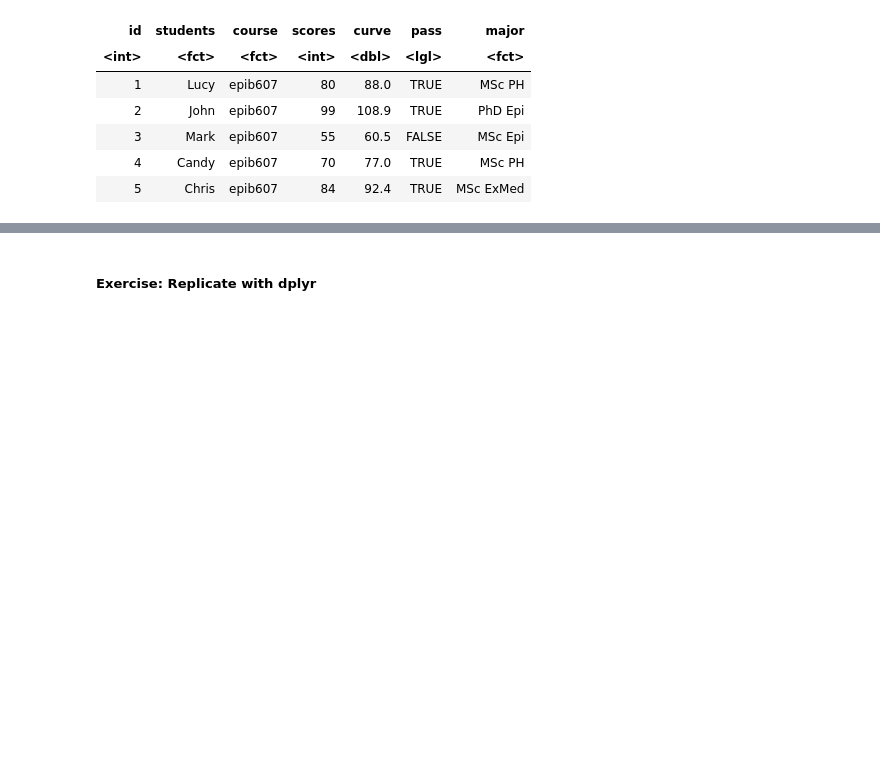
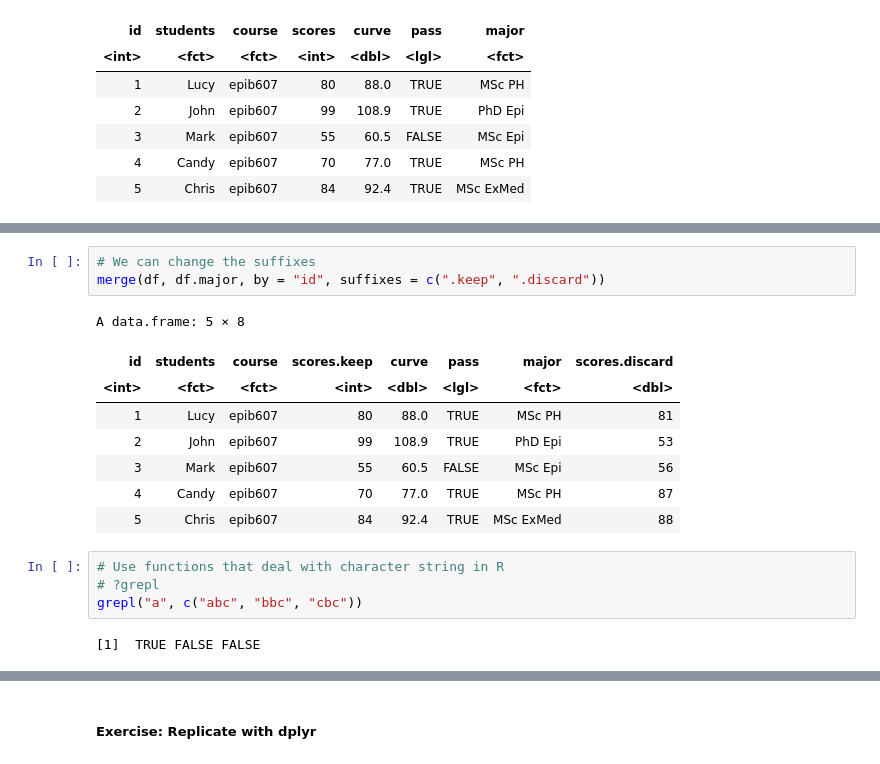
Before and after one commit to ly129/EPIB613_2020, a Jupyter notebook: Lecture4.ipynb, the cells around one changed output, grey strips where cells are left out. Cells and saved outputs as stored; diff of their text form; blank space fills up the shorter version.

```diff
--- a/Lecture4.ipynb
+++ b/Lecture4.ipynb
@@ -468,0 +596,18 @@ A data.frame: 5 × 7
+# %%
+# We can change the suffixes
+merge(df, df.major, by = "id", suffixes = c(".keep", ".discard"))
+# %% [output]
+A data.frame: 5 × 8
+| id | students | course | scores.keep | curve | pass | major | scores.discard |
+| <int> | <fct> | <fct> | <int> | <dbl> | <lgl> | <fct> | <dbl> |
+| 1 | Lucy | epib607 | 80 | 88.0 | TRUE | MSc PH | 81 |
+| 2 | John | epib607 | 99 | 108.9 | TRUE | PhD Epi | 53 |
+| 3 | Mark | epib607 | 55 | 60.5 | FALSE | MSc Epi | 56 |
+| 4 | Candy | epib607 | 70 | 77.0 | TRUE | MSc PH | 87 |
+| 5 | Chris | epib607 | 84 | 92.4 | TRUE | MSc ExMed | 88 |
+# %%
+# Use functions that deal with character string in R
+# ?grepl
+grepl("a", c("abc", "bbc", "cbc"))
+# %% [output]
+[1]  TRUE FALSE FALSE
```
Also changed, not shown: parts of 22 cells of this notebook, 2 other files.
